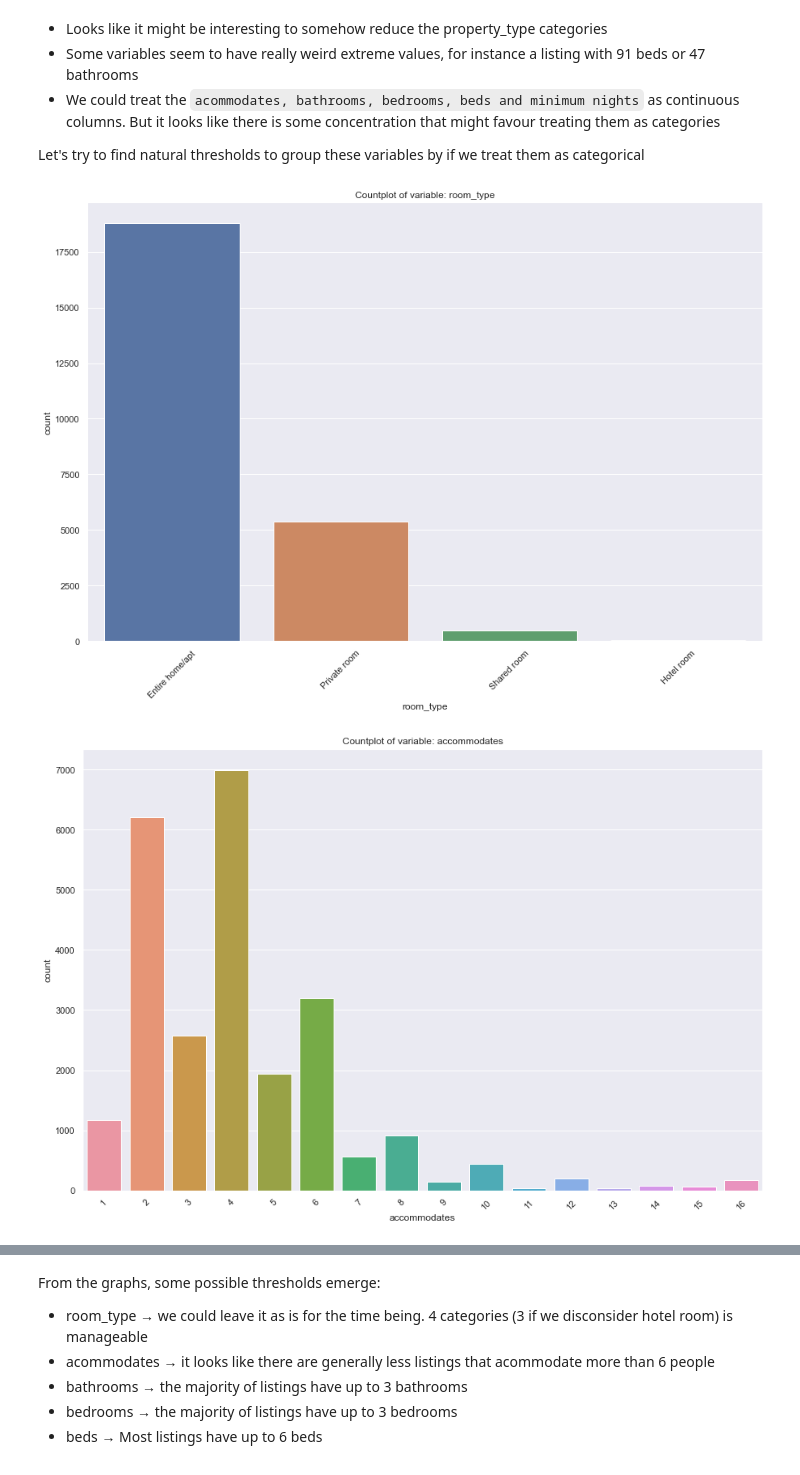
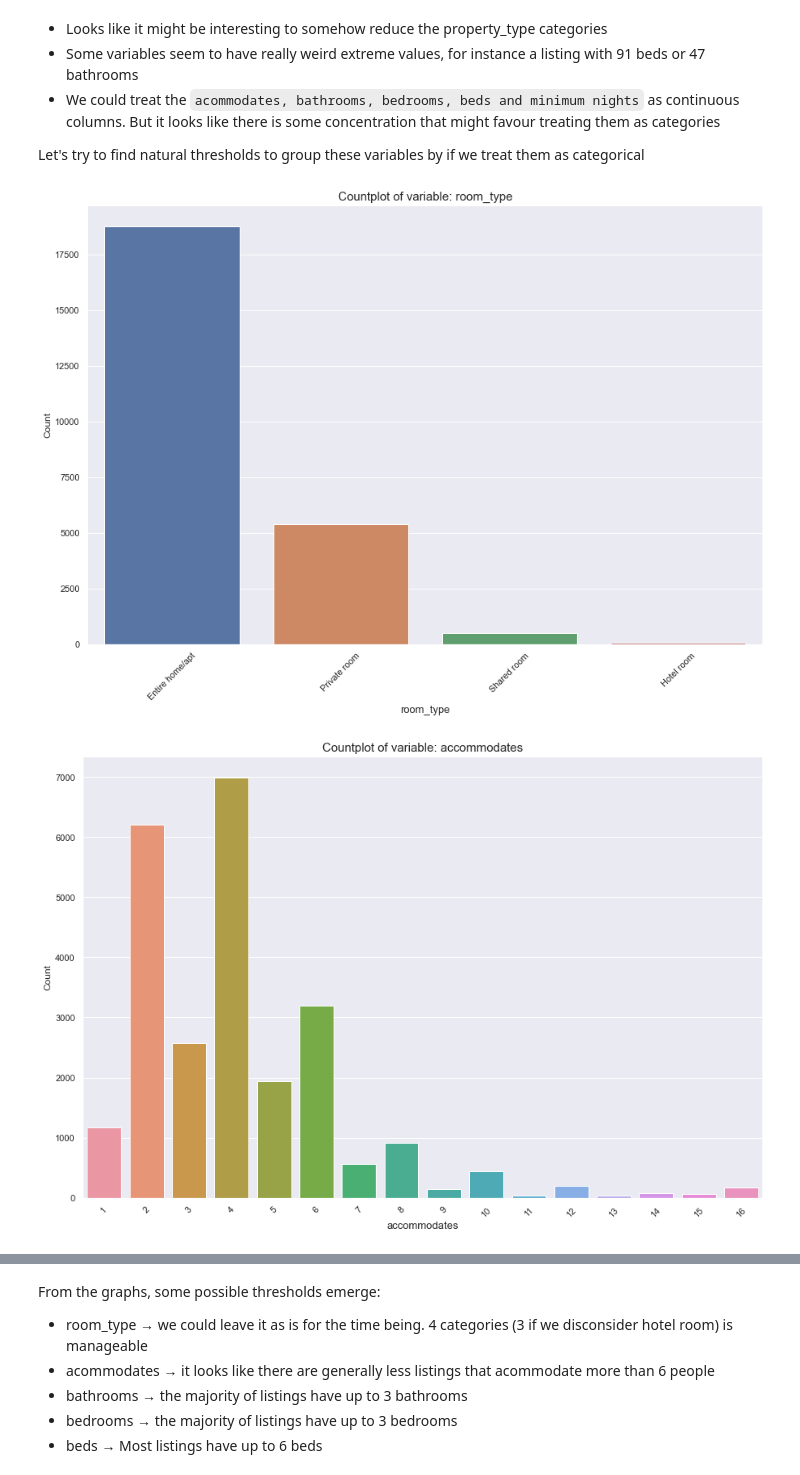
Before and after one commit to bglucca/RioAirBnB, a Jupyter notebook: analysis.ipynb, the cells around one changed output, grey strips where cells are left out. Saved outputs shown, nothing was run; the diff lists cells and outputs as text; code cells hidden in the pictures.

Commit message:
Enhancing Visualizations

```diff
--- a/analysis.ipynb
+++ b/analysis.ipynb
@@ -706,19 +762,23 @@ Let's try to find natural thresholds to group these variables by if we treat the
 # %%
 # Distribution by category
 # Disconsidering property_type because of the amount of categories. Will be dealt with later
 for col in listing_vars:
 
     if col == 'property_type':
 
         continue
 
     sns.countplot(data = df_subset, x = col)
 
-    plt.title(f'Countplot of variable: {col}')
+    plt.title(f'Countplot of variable: {col}', fontdict={'fontsize':15})
+
+    plt.xlabel(col, fontdict = {'fontsize':13})
+
+    plt.ylabel('Count')
 
     plt.xticks(rotation = 45)
 
     plt.show()
 # %% [output]
-[figure, old version]
+[figure, new version]
-[figure, old version]
+[figure, new version]
```
Also changed, not shown: parts of 13 cells of this notebook.
